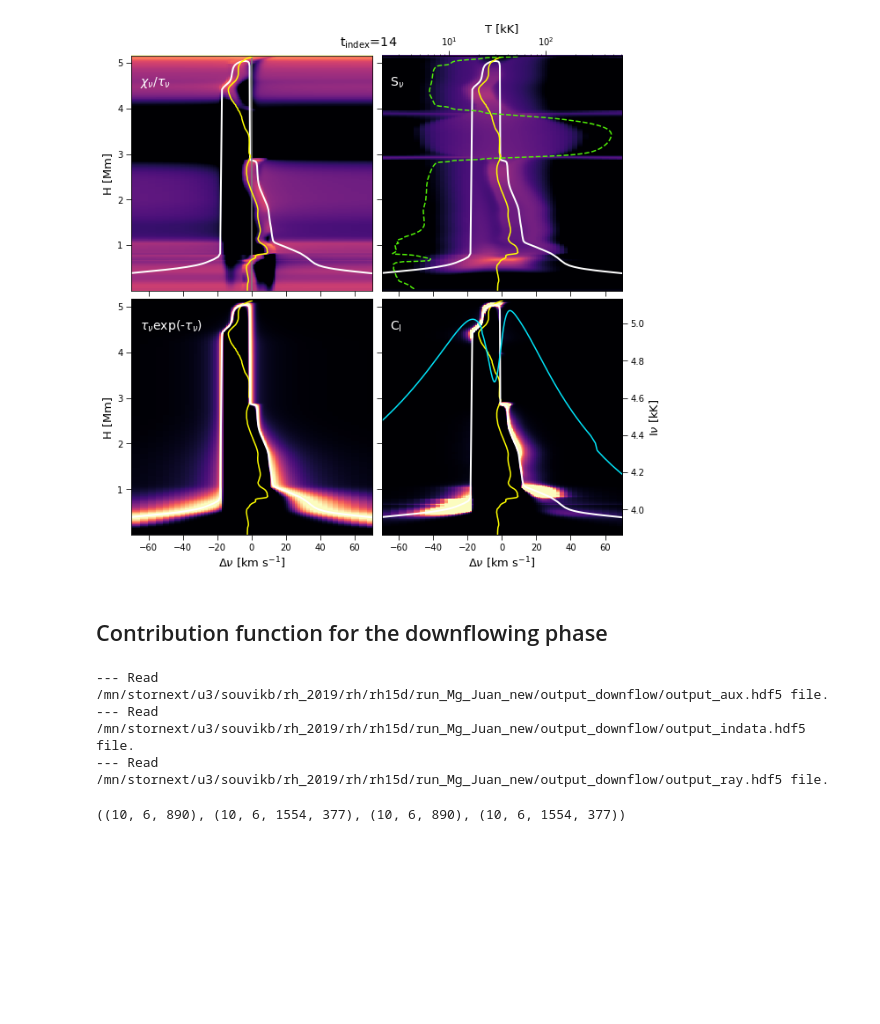
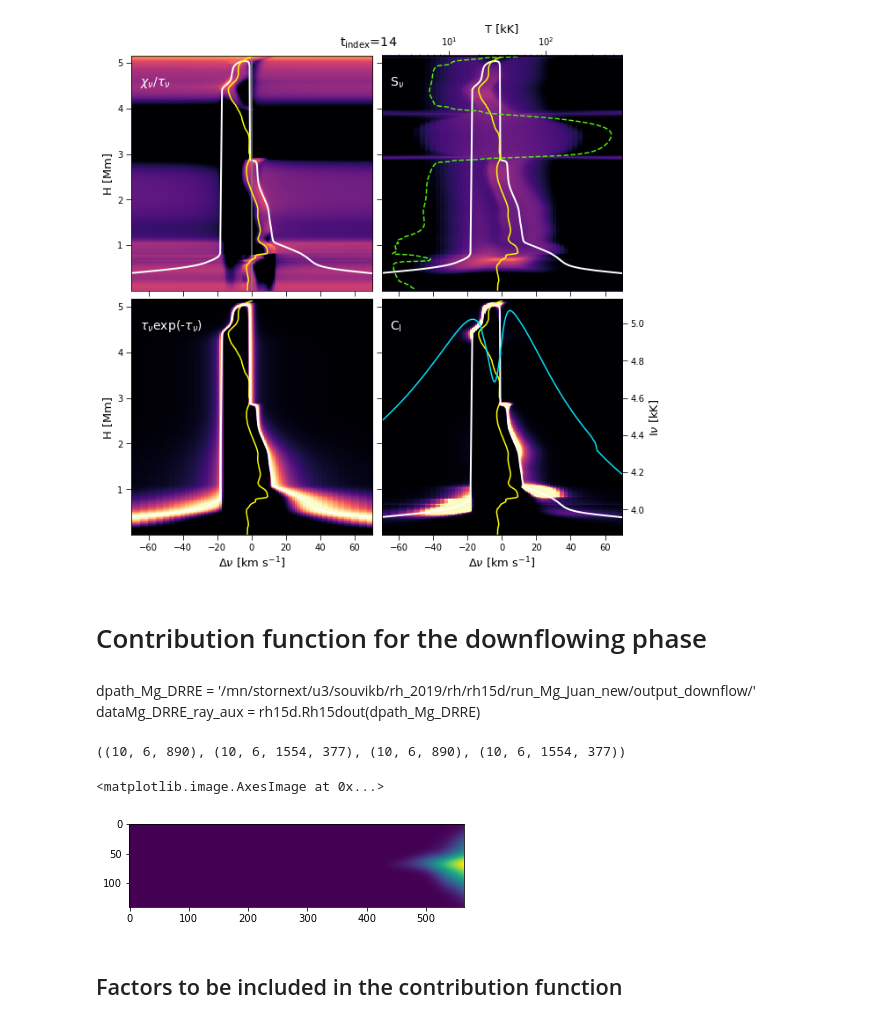
Before and after one commit to souvikita/Bifrost-simulation-analysis, a Jupyter notebook: Cont_function.ipynb, the cells around one changed output. Cells and saved outputs as stored; diff of their text form; code cells hidden in the pictures; blank space fills up the shorter version.

Commit message:
Added the DRREs

```diff
--- a/Cont_function.ipynb
+++ b/Cont_function.ipynb
@@ -513,14 +513,10 @@ plt.savefig('/mn/stornext/d9/souvikb/paper5_results/Cont_func_RBE_Mg.pdf',dpi=40
 # %% [output]
 [figure]
 # %% [markdown]
-## Contribution function for the downflowing phase
+# Contribution function for the downflowing phase
-# %%
-dpath_Mg_DRRE = '/mn/stornext/u3/souvikb/rh_2019/rh/rh15d/run_Mg_Juan_new/output_downflow/'
-dataMg_DRRE_ray_aux = rh15d.Rh15dout(dpath_Mg_DRRE)
-# %% [output]
---- Read /mn/stornext/u3/souvikb/rh_2019/rh/rh15d/run_Mg_Juan_new/output_downflow/output_aux.hdf5 file.
---- Read /mn/stornext/u3/souvikb/rh_2019/rh/rh15d/run_Mg_Juan_new/output_downflow/output_indata.hdf5 file.
---- Read /mn/stornext/u3/souvikb/rh_2019/rh/rh15d/run_Mg_Juan_new/output_downflow/output_ray.hdf5 file.
+# %% [markdown]
+dpath_Mg_DRRE = '/mn/stornext/u3/souvikb/rh_2019/rh/rh15d/run_Mg_Juan_new/output_downflow/'
+dataMg_DRRE_ray_aux = rh15d.Rh15dout(dpath_Mg_DRRE)
 # %%
 #======= Declaring variables to be used for the computation========
 I_sp_DRRE = dataMg_DRRE_ray_aux.ray.intensity
@@ -535,11 +531,18 @@ I_sp_DRRE.shape, S_new_DRRE.shape, Tau_ht_new_DREE.shape, Chi_new_DRRE.shape
 
 from scipy import integrate
 N_x = 140
-N_y = len(dataMg_ray_aux.atmos.height_scale[6, 2].dropna('height'))#shape
+N_y = len(dataMg_DRRE_ray_aux.atmos.height_scale[6, 2].dropna('height'))#shape. But the N_x and N_y is coincidentally the same.
 X_pix = 6
 Y_pix = 2 #This is the time axis in 2.5D simulations because RH1.5D can't parallelize in time.
 tau_lambda_new_DRRE=np.zeros((140,N_y)) #140 is the wavelength, N_y is the height
 for wl in range(140):
-    height = dataMg_ray_aux.atmos.height_scale[X_pix, Y_pix].dropna('height')
-    tau_lambda_test = integrate.cumtrapz(Chi_new[X_pix, Y_pix, :, 12+wl].dropna('height'), x=-height)
-    tau_lambda_new[wl,:]= np.concatenate([[1e-20], tau_lambda_test])
+    height = dataMg_DRRE_ray_aux.atmos.height_scale[X_pix, Y_pix].dropna('height')
+    tau_lambda_test = integrate.cumtrapz(Chi_new_DRRE[X_pix, Y_pix, :, 12+wl].dropna('height'), x=-height)
+    tau_lambda_new_DRRE[wl,:]= np.concatenate([[1e-20], tau_lambda_test])
+# %%
+plt.imshow(tau_lambda_new_DRRE)
+# %% [output]
+<matplotlib.image.AxesImage at 0x...>
+[figure, added]
+# %% [markdown]
+## Factors to be included in the contribution function
```
Also changed, not shown: parts of 16 cells of this notebook.
